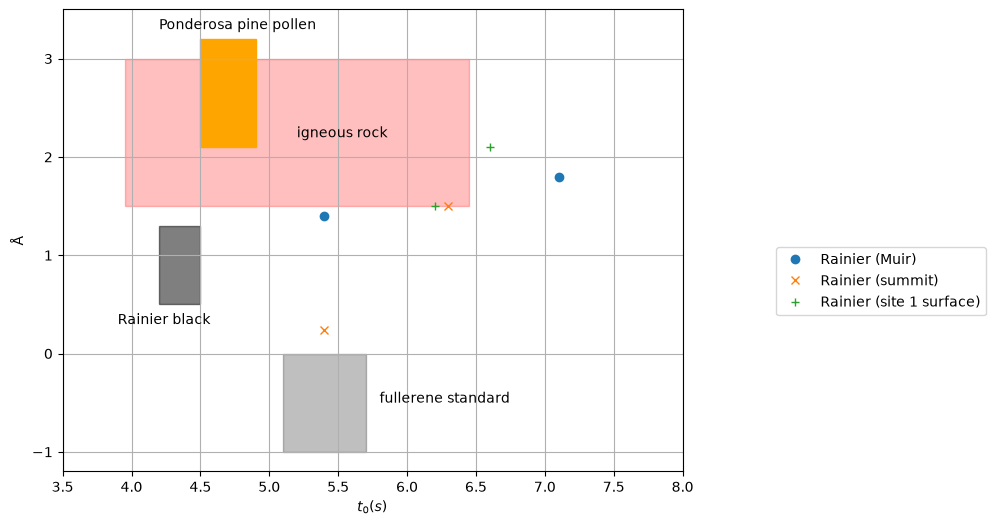
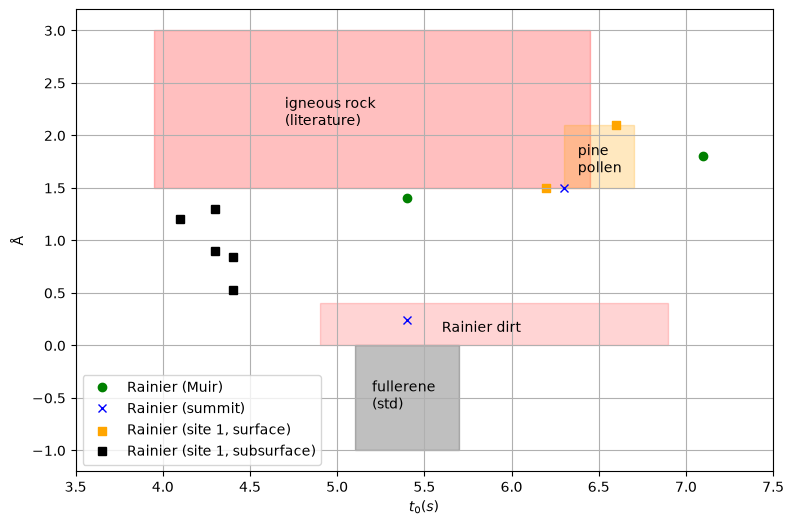
The change to this notebook cell's code, shown as a diff; its figure went from the first image to the second:
--- before
+++ after
@@ -1,6 +1,6 @@
-fig, ax = plt.subplots(figsize=(8,6))
-plt.xlim([3.5, 8])
+fig, ax = plt.subplots(figsize=(9,6))
+plt.xlim([3.5, 7.5])
 plt.xlabel("$t_0 (s)$")
-plt.ylim([-1.2, 3.5])
+plt.ylim([-1.2, 3.2])
 plt.ylabel("Å")
 plt.grid(True)
@@ -8,27 +8,56 @@
 
 rect = Rectangle((3.95, 1.5), 2.5, 1.5, fill=True, color='red', alpha=alpha/2); ax.add_patch(rect)
-plt.text(5.2, 2.2, 'igneous rock')
+plt.text(4.7, 2.1, 'igneous rock\n(literature)')
 
-rect = Rectangle((4.5, 2.1), 0.4, 1.1, fill=True, color='orange', alpha=1); ax.add_patch(rect)
-plt.text(4.2,3.3,'Ponderosa pine pollen')
+rect = Rectangle((4.9, 0), 2.0, 0.4, fill=True, color='red', alpha=alpha/3); ax.add_patch(rect)
+plt.text(5.6, 0.13, 'Rainier dirt')
 
-rect = Rectangle((4.2, 0.5), 0.3, 0.8, fill=True, color='black', alpha=alpha); ax.add_patch(rect)
-plt.text(3.9,0.3,'Rainier black')
+rect = Rectangle((6.3, 1.5), 0.4, 0.6, fill=True, color='orange', alpha=alpha/2); ax.add_patch(rect)
+plt.text(6.38,1.65,'pine \npollen')
+
+# rect = Rectangle((4.2, 0.5), 0.3, 0.8, fill=True, color='black', alpha=alpha); ax.add_patch(rect)
+# plt.text(4.1,0.3,'Rainier black')
 
 rect = Rectangle((5.1, -1.0), 0.6, 1, fill=True, color='black', alpha=alpha/2); ax.add_patch(rect)
-plt.text(5.8,-.5,'fullerene standard')
+plt.text(5.2,-.6,'fullerene \n(std)')
 
 MtRainierMuir_AAE = np.array([1.8, 1.4])
 MtRainierMuir_t0 = np.array([7.1, 5.4]) 
-plt.plot(MtRainierMuir_t0,MtRainierMuir_AAE,'o',label='Rainier (Muir)')
+plt.plot(MtRainierMuir_t0,MtRainierMuir_AAE,'go',label='Rainier (Muir)')
 
 MtRainierSummit_AAE = np.array([.24, 1.5])
 MtRainierSummit_t0 = np.array([5.4, 6.3])
-plt.plot(MtRainierSummit_t0,MtRainierSummit_AAE,'x',label='Rainier (summit)')
+plt.plot(MtRainierSummit_t0,MtRainierSummit_AAE,'bx',label='Rainier (summit)')
 
-Rainier_UPS_UPS_UPS_2025_07_03_01_1C_AAE = np.array([2.1, 1.5])
-Rainier_UPS_UPS_UPS_2025_07_03_01_1C_t0 = np.array([6.6, 6.2])
-plt.plot(Rainier_UPS_UPS_UPS_2025_07_03_01_1C_t0,Rainier_UPS_UPS_UPS_2025_07_03_01_1C_AAE,'+',label='Rainier (site 1 surface)')
+MtRainierSite1surface_AAE = np.array([2.1,1.5])
+MtRainierSite1surface_t0 = np.array([6.6,6.2])
+plt.scatter(MtRainierSite1surface_t0,MtRainierSite1surface_AAE, color='orange', marker = 's', label='Rainier (site 1, surface)')
+
+MtRainierSite1subsurface_AAE = np.array([0.53,.90,1.3,1.2,0.84])
+MtRainierSite1subsurface_t0 = np.array([4.4,4.3,4.3,4.1,4.4])
+plt.plot(MtRainierSite1subsurface_t0,MtRainierSite1subsurface_AAE,'ks',label='Rainier (site 1, subsurface)')
+
+# For  1A.txt , L1 = 12.915022245559538 , L2 = 6.101350451309343 , AAE = 2.0861339572193147
+# For  1B.txt , L1 = 7.561921849956911 , L2 = 4.213345587160997 , AAE = 1.5125401527429876
+# For  2A.txt , L1 = 3.2622100921384183 , L2 = 2.407647266214585 , AAE = 0.5353729466392187
+# For  3A.txt , L1 = 3.595493593808463 , L2 = 2.3915986798526845 , AAE = 0.8967592487129132
+# For  4A.txt , L1 = 6.5234199728056375 , L2 = 3.8377460542548154 , AAE = 1.3235995729789831
+# For  5A.txt , L1 = 6.595037458418671 , L2 = 4.0253941155365505 , AAE = 1.1956148793676367
+# For  6.txt , L1 = 6.053614818592589 , L2 = 4.091851955283026 , AAE = 0.8409291451984089
+
+# Rainier (UPS UPS UPS)/2025-07-03-01-1A/run_1.txt 11.399083409037805 455.96333636151223 6.587751356340592
+# Rainier (UPS UPS UPS)/2025-07-03-01-1B/run_1.txt 9.729193919642071 389.16775678568285 6.181191755052315
+# Rainier (UPS UPS UPS)/2025-07-03-01-1C/run_1.txt 9.640694715746102 321.3564905248701 6.4542401123224025
+# Rainier (UPS UPS UPS)/2025-07-03-01-2A/run_1.txt 8.276143307353498 59.11530933823927 4.374409468746958
+# Rainier (UPS UPS UPS)/2025-07-03-01-2B/run_1.txt 9.889393714096105 65.92929142730738 4.506789713116549
+# Rainier (UPS UPS UPS)/2025-07-03-01-3A/run_1.txt 8.372626283495388 41.86313141747694 4.274289506382334
+# Rainier (UPS UPS UPS)/2025-07-03-01-3B/run_1.txt 7.764258681639873 37.87443259336524 4.276612351992726
+# Rainier (UPS UPS UPS)/2025-07-03-01-4A/run_1.txt 8.06248340589304 11.19789361929589 4.276471384607427
+# Rainier (UPS UPS UPS)/2025-07-03-01-4B/run_1.txt 7.317985726099035 10.454265322998621 4.283317455278426
+# Rainier (UPS UPS UPS)/2025-07-03-01-5A/run_1.txt 8.834798316308984 12.443377910294343 4.140303026734654
+# Rainier (UPS UPS UPS)/2025-07-03-01-5B/run_1.txt 7.7297062201060065 11.5368749553821 4.289338108348625
+# Rainier (UPS UPS UPS)/2025-07-03-01-6/run_1.txt 6.548085313264046 4.4243819684216525 4.384542400100235
 
 
-ax.legend(bbox_to_anchor=(1.5, 0.5))
+# ax.legend(bbox_to_anchor=(1.2, 0.5))
+plt.legend(loc='lower left')

Commit: checking out dirt spectra